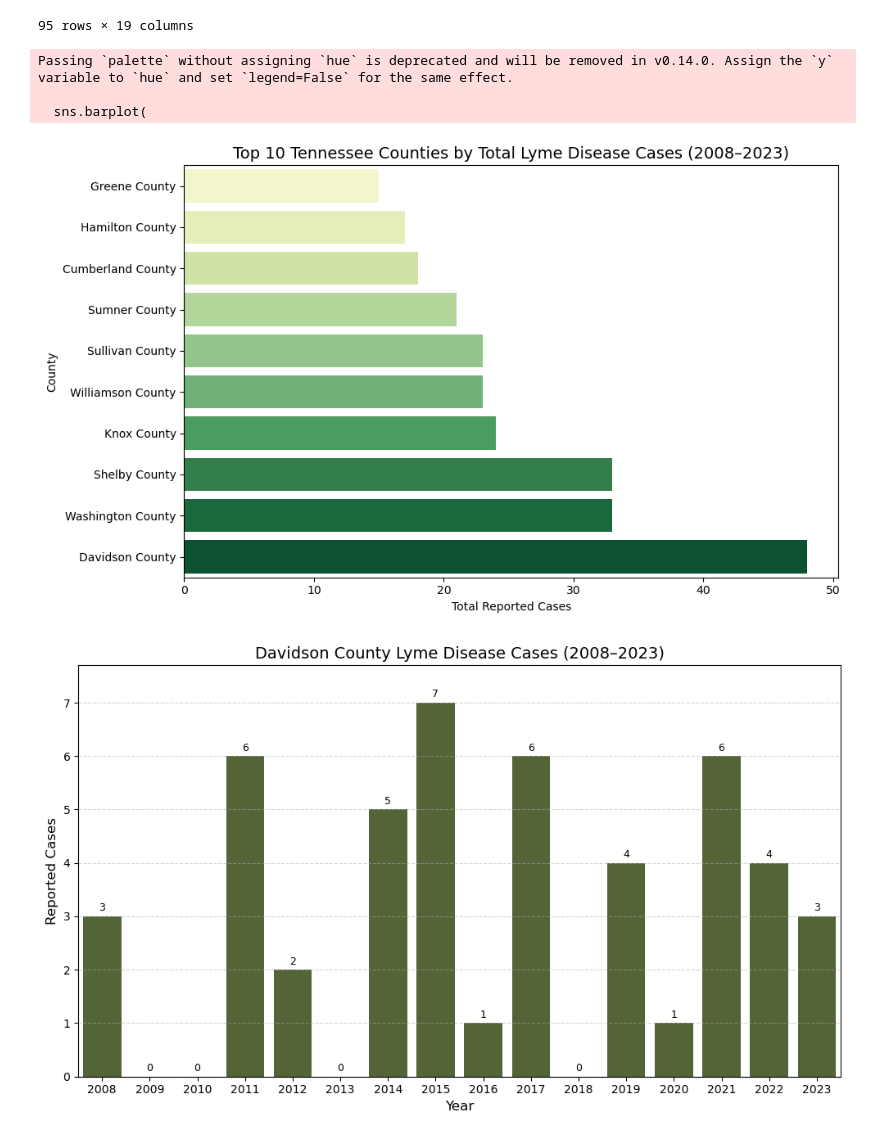
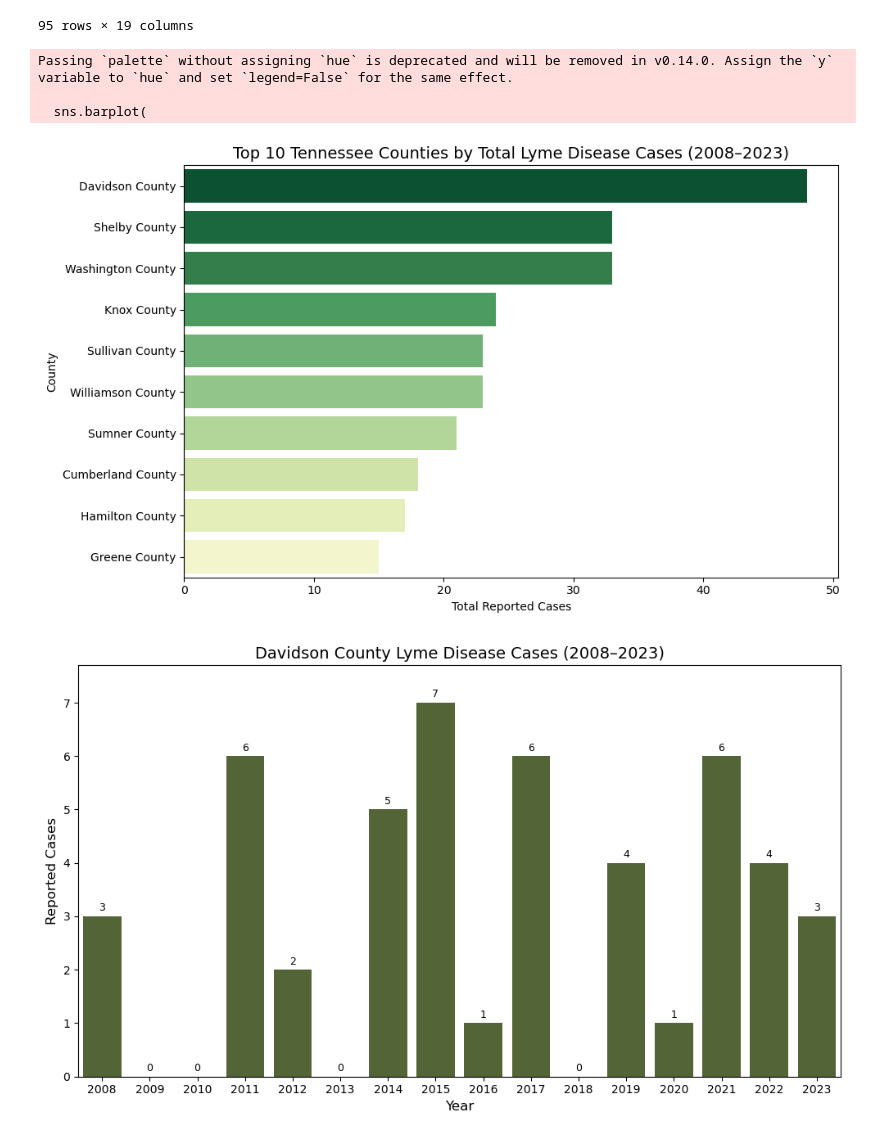
Before and after one commit to dzapata915/Lyme_Disease, a Jupyter notebook: notebooks/Lyme_Disease.ipynb, the cells around one changed output. Cells and saved outputs as stored; diff of their text form; code cells hidden in the pictures.

```diff
--- a/Lyme_Disease.ipynb
+++ b/notebooks/Lyme_Disease.ipynb
@@ -64,7 +63,7 @@ plt.show()
 # %% [output]
 [figure]
 # %%
-county_case =pd.read_csv('../data/Case_County_2001-2023.csv')
+county_case =pd.read_csv('../../data/Case_County_2001-2023.csv')
 # %%
 county_case=county_case.rename(columns={'Ctyname':'County','stname':'State'})
 # %%
@@ -772,24 +789,24 @@ tennessee_counties
 # %%
 top10_tennessee = tennessee_counties.sort_values(by='total_cases', ascending=False).head(10)
 
 plt.figure(figsize=(10, 6))
 sns.barplot(
-    data=top10_tennessee.sort_values('total_cases'),
+    data=top10_tennessee.sort_values('total_cases',ascending=False),
     x='total_cases',
     y='County',
-    palette='YlGn'
+    palette='YlGn_r'
 )
 
 plt.title('Top 10 Tennessee Counties by Total Lyme Disease Cases (2008–2023)', fontsize=14)
 plt.xlabel('Total Reported Cases')
 plt.ylabel('County')
 plt.tight_layout()
 plt.show()
 # %% [output]
 Passing `palette` without assigning `hue` is deprecated and will be removed in v0.14.0. Assign the `y` variable to `hue` and set `legend=False` for the same effect.
 
   sns.barplot(
-[figure, old version]
+[figure, new version]
 # %%
 davidson = tennessee_counties[tennessee_counties['County'] == 'Davidson County']
 # %%
```
Also changed, not shown: parts of 16 cells of this notebook, 11 other files.
